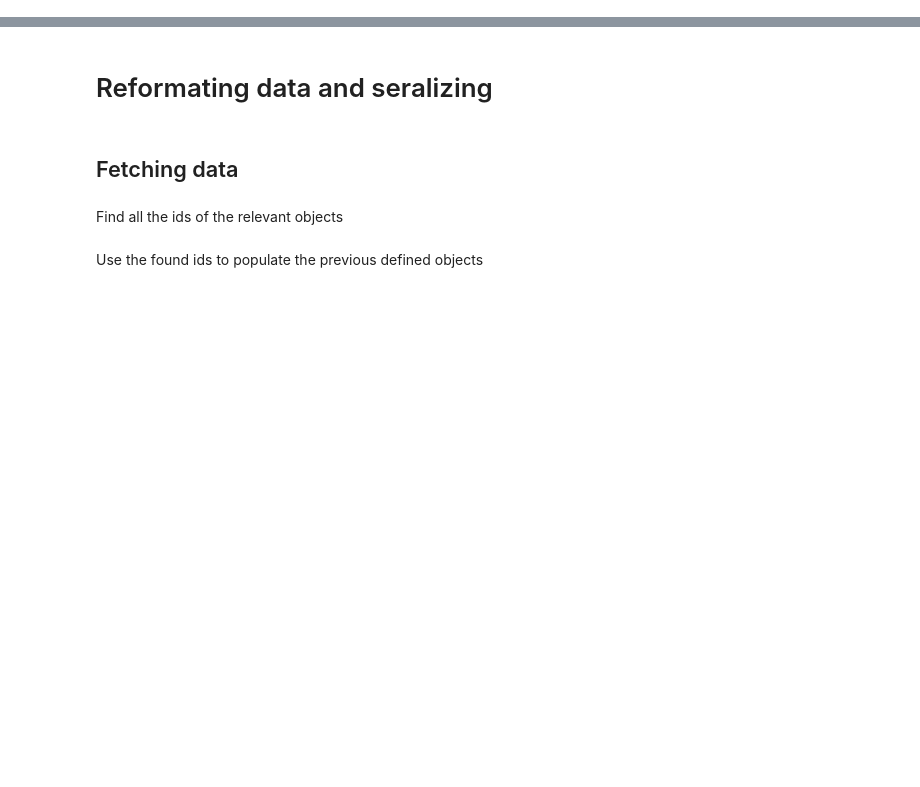
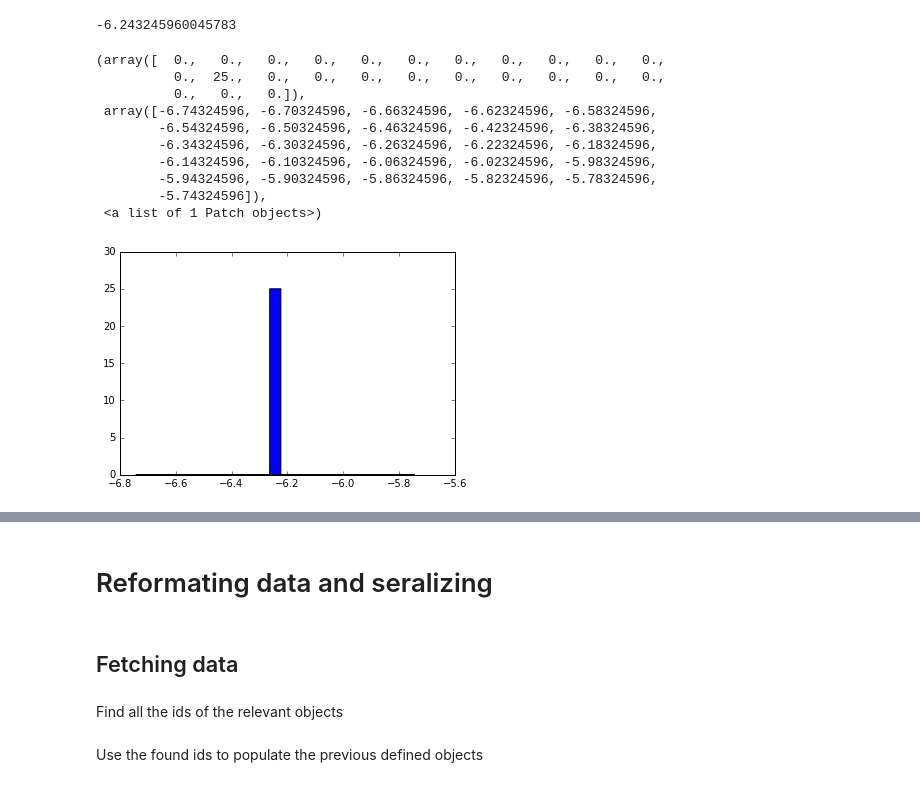
Before and after one commit to TomMalow/pymcmodels, a Jupyter notebook: Random pymc and data handling.ipynb, the cells around one changed output, grey strips where cells are left out. Drawn from its saved outputs; the diff is of its cells as text; code cells hidden in the pictures; blank space fills up the shorter version.

```diff
--- a/Random pymc and data handling.ipynb
+++ b/Random pymc and data handling.ipynb
@@ -18,0 +35,22 @@ plt.hist(data, bins=25, histtype="stepfilled", normed=True)
+# %%
+pm.skew_normal_like([0.2,0.6,0.5],0.5,100,1)
+# %% [output]
+-6.243245960045783
+# %%
+B_mu = pm.Normal('B_mu_generator',0,500)
+data = list()
+for i in range(0,1000):
+    data.append(B_mu.random())
+plt.hist(data, bins=25, histtype="stepfilled", normed=True)
+# %% [output]
+(array([  0.,   0.,   0.,   0.,   0.,   0.,   0.,   0.,   0.,   0.,   0.,
+          0.,  25.,   0.,   0.,   0.,   0.,   0.,   0.,   0.,   0.,   0.,
+          0.,   0.,   0.]),
+ array([-6.74324596, -6.70324596, -6.66324596, -6.62324596, -6.58324596,
+        -6.54324596, -6.50324596, -6.46324596, -6.42324596, -6.38324596,
+        -6.34324596, -6.30324596, -6.26324596, -6.22324596, -6.18324596,
+        -6.14324596, -6.10324596, -6.06324596, -6.02324596, -5.98324596,
+        -5.94324596, -5.90324596, -5.86324596, -5.82324596, -5.78324596,
+        -5.74324596]),
+ <a list of 1 Patch objects>)
+[figure, added]
```
Also changed, not shown: parts of 6 cells of this notebook, 19 other files.
